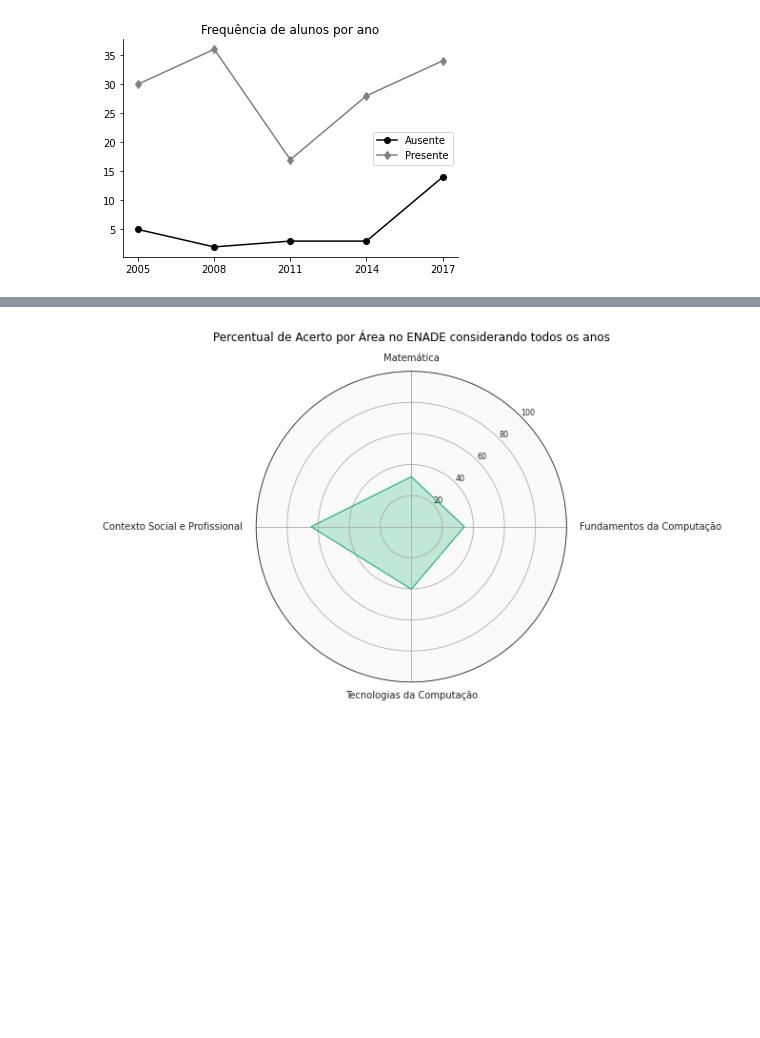
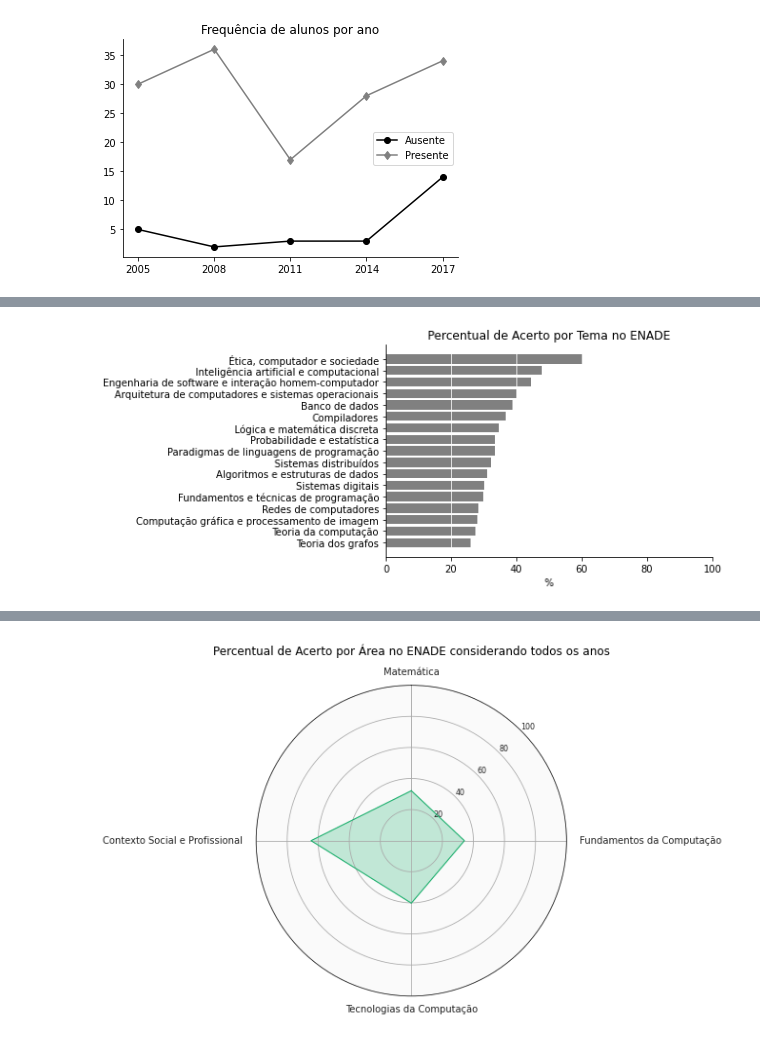
Before and after one commit to renan-cunha/KDD-Enade-Computing, a Jupyter notebook: main.ipynb, the cells around one changed output, grey strips where cells are left out. Cells and saved outputs as stored; diff of their text form; code cells hidden in the pictures; blank space fills up the shorter version.

```diff
--- a/main.ipynb
+++ b/main.ipynb
@@ -588,3 +600,11 @@ all_years_combined_subject
 | Arquitetura de computadores e sis... | 326 | 153 | 46.93 |
 | Engenharia de software e interaçã... | 318 | 170 | 53.46 |
 | Ética, computador e sociedade | 130 | 84 | 64.62 |
+# %%
+enade_all_years_br = get_dict_all_years(filter_by_ufpa=False)
+display_br_dfs = {}
+for year in enade_all_years_br.keys():
+    enade_df = enade_all_years_br[year]
+    display_df, df, _ = get_display_df(year, enade_df, subject_df)
+    enade_all_years_br[year] = df
+    display_br_dfs[year] = display_df
@@ -590,0 +629,10 @@ all_years_combined_subject
+# %%
+all_years_combined_subject_br = get_all_years_combined_df(display_br_dfs, enade_all_years_br,
+                                                          util.get_subjects(subject_df))
+bar_graph_display_df(all_years_combined_subject_br)
+#make_radar_plot(all_years_combined_subject["Nota %"], "")
+#poscomp_score = return_poscomp_score(all_years_combined_subject, display_dfs[year])
+#make_radar_plot(poscomp_score, "Percentual de Acerto por Área no ENADE")
+all_years_combined_subject_br
+# %% [output]
+[figure, added]
```
Also changed, not shown: parts of 13 cells of this notebook.
